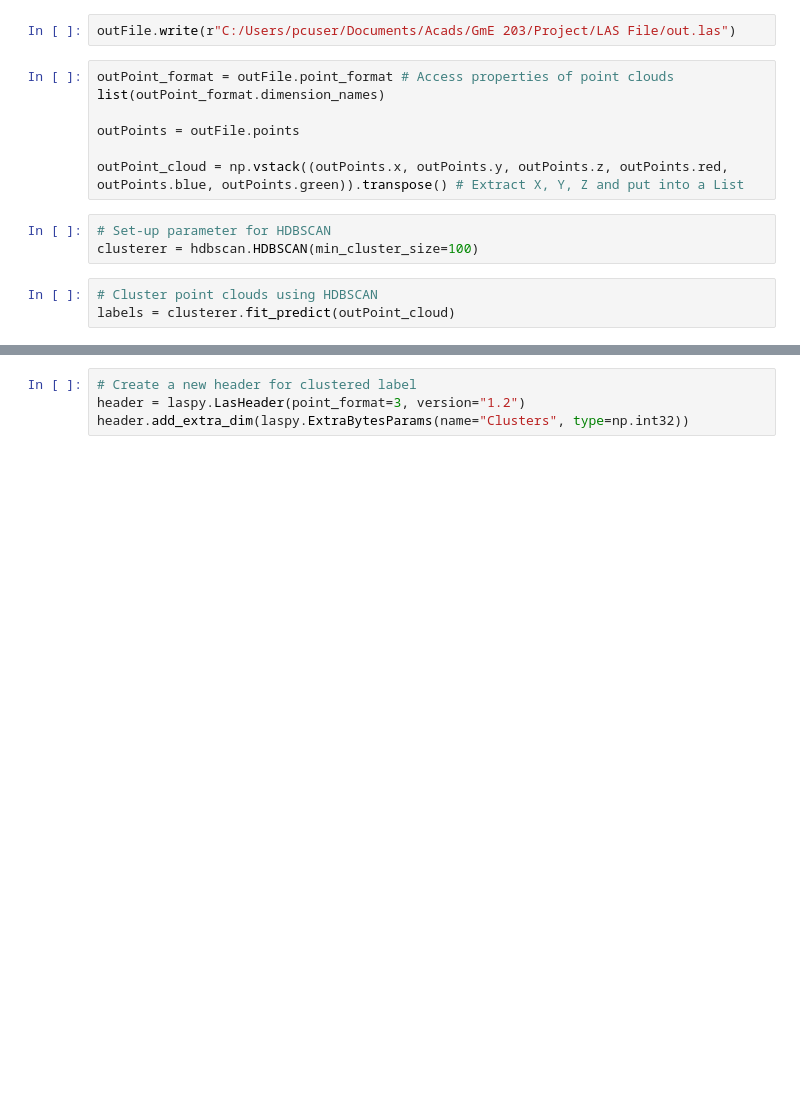
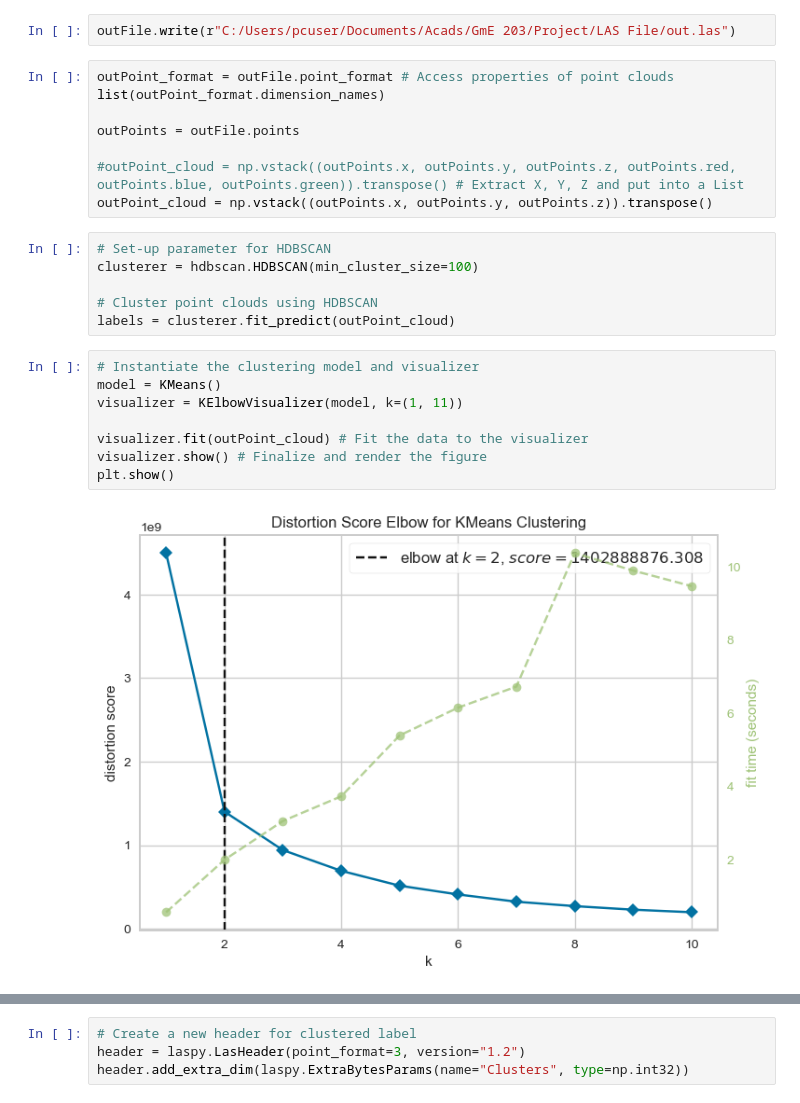
Before and after one commit to chriscandido/Point-Cloud_Processing, a Jupyter notebook: Clustering.ipynb, the cells around one changed output, grey strips where cells are left out. Saved outputs shown, nothing was run; the diff lists cells and outputs as text; blank space fills up the shorter version.

```diff
--- a/Clustering.ipynb
+++ b/Clustering.ipynb
@@ -64,10 +76,21 @@ list(outPoint_format.dimension_names)
 
 outPoints = outFile.points
 
-outPoint_cloud = np.vstack((outPoints.x, outPoints.y, outPoints.z, outPoints.red, outPoints.blue, outPoints.green)).transpose() # Extract X, Y, Z and put into a List
+#outPoint_cloud = np.vstack((outPoints.x, outPoints.y, outPoints.z, outPoints.red, outPoints.blue, outPoints.green)).transpose() # Extract X, Y, Z and put into a List
+outPoint_cloud = np.vstack((outPoints.x, outPoints.y, outPoints.z)).transpose()
 # %%
 # Set-up parameter for HDBSCAN
 clusterer = hdbscan.HDBSCAN(min_cluster_size=100)
+
+# Cluster point clouds using HDBSCAN
+labels = clusterer.fit_predict(outPoint_cloud)
-# %%
-# Cluster point clouds using HDBSCAN
-labels = clusterer.fit_predict(outPoint_cloud)
+# %%
+# Instantiate the clustering model and visualizer
+model = KMeans()
+visualizer = KElbowVisualizer(model, k=(1, 11))
+
+visualizer.fit(outPoint_cloud) # Fit the data to the visualizer
+visualizer.show() # Finalize and render the figure
+plt.show()
+# %% [output]
+[figure, added]
```
Also changed, not shown: parts of 5 cells of this notebook.
